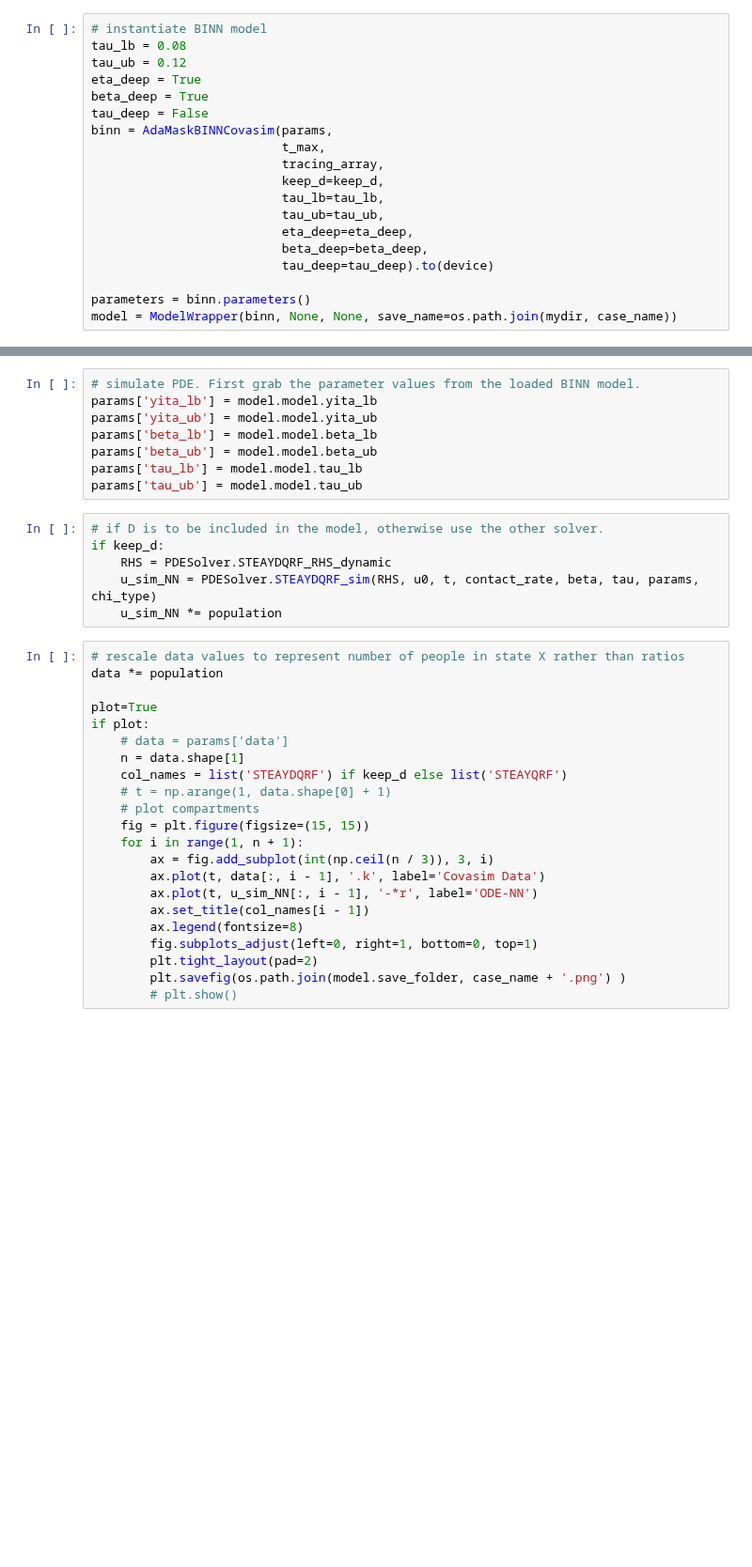
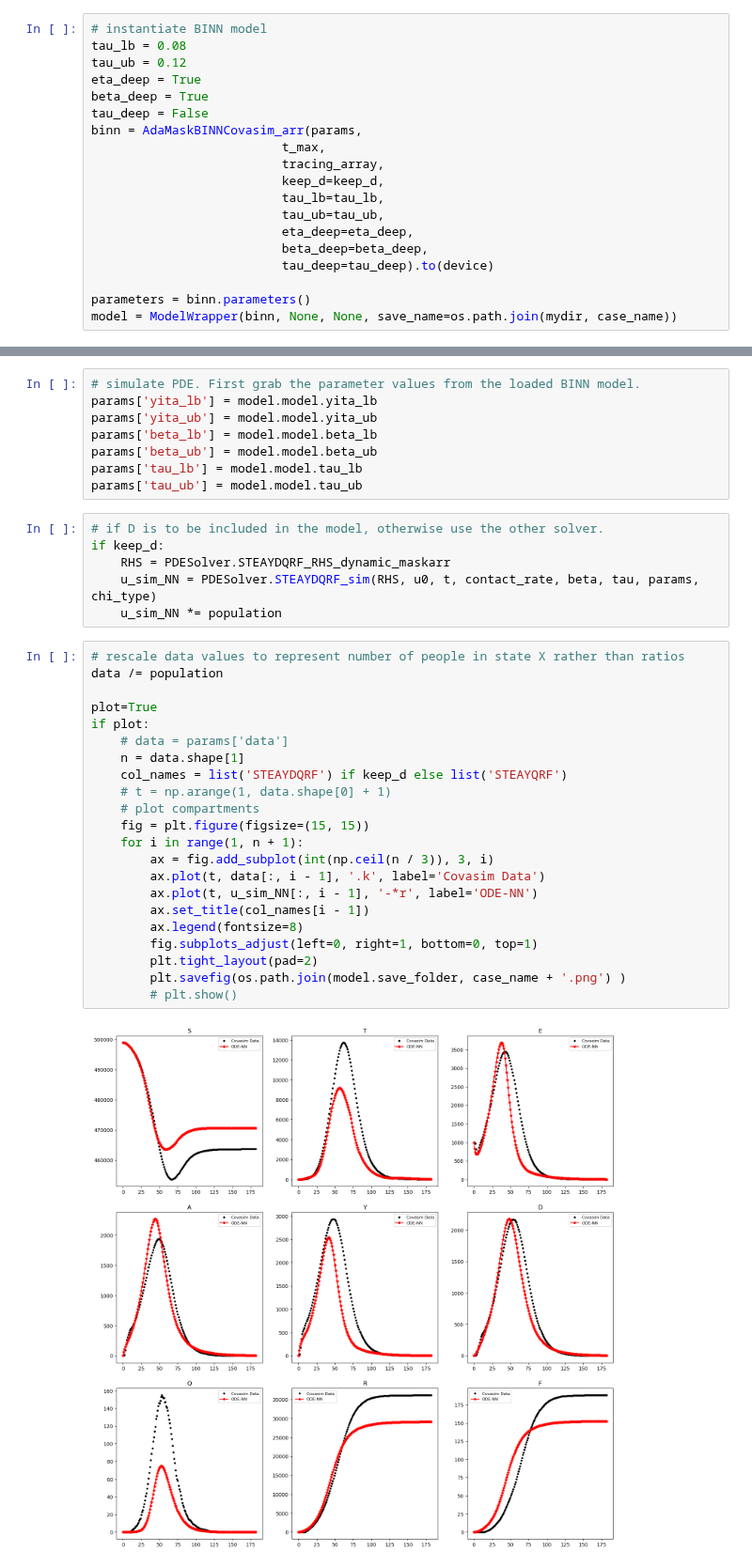
Before and after one commit to abarton51/BINNs_EQL_Covasim, a Jupyter notebook: Notebooks/AdaMaskBINNEvaluation.ipynb, the cells around one changed output, grey strips where cells are left out. Shown at 94% size. Drawn from its saved outputs; the diff is of its cells as text; blank space fills up the shorter version.

Commit message:
Evaluation of trained model
Evaluated trained model on population of 500,000 for 800,000 epochs. Modified existing PDESolver to include function for this specific implementation.

```diff
--- a/Notebooks/AdaMaskBINNEvaluation.ipynb
+++ b/Notebooks/AdaMaskBINNEvaluation.ipynb
@@ -85,7 +85,7 @@ tau_ub = 0.12
 eta_deep = True
 beta_deep = True
 tau_deep = False
-binn = AdaMaskBINNCovasim(params,
+binn = AdaMaskBINNCovasim_arr(params,
                           t_max,
                           tracing_array,
                           keep_d=keep_d,
@@ -140,28 +140,30 @@ params['tau_ub'] = model.model.tau_ub
 # %%
 # if D is to be included in the model, otherwise use the other solver.
 if keep_d:
-    RHS = PDESolver.STEAYDQRF_RHS_dynamic
+    RHS = PDESolver.STEAYDQRF_RHS_dynamic_maskarr
     u_sim_NN = PDESolver.STEAYDQRF_sim(RHS, u0, t, contact_rate, beta, tau, params, chi_type)
     u_sim_NN *= population
 # %%
 # rescale data values to represent number of people in state X rather than ratios
-data *= population
+data /= population
 
 plot=True
 if plot:
     # data = params['data']
     n = data.shape[1]
     col_names = list('STEAYDQRF') if keep_d else list('STEAYQRF')
     # t = np.arange(1, data.shape[0] + 1)
     # plot compartments
     fig = plt.figure(figsize=(15, 15))
     for i in range(1, n + 1):
         ax = fig.add_subplot(int(np.ceil(n / 3)), 3, i)
         ax.plot(t, data[:, i - 1], '.k', label='Covasim Data')
         ax.plot(t, u_sim_NN[:, i - 1], '-*r', label='ODE-NN')
         ax.set_title(col_names[i - 1])
         ax.legend(fontsize=8)
         fig.subplots_adjust(left=0, right=1, bottom=0, top=1)
         plt.tight_layout(pad=2)
         plt.savefig(os.path.join(model.save_folder, case_name + '.png') )
         # plt.show()
+# %% [output]
+[figure, added]
```
Also changed, not shown: parts of 1 cell of this notebook, 11 other files.
